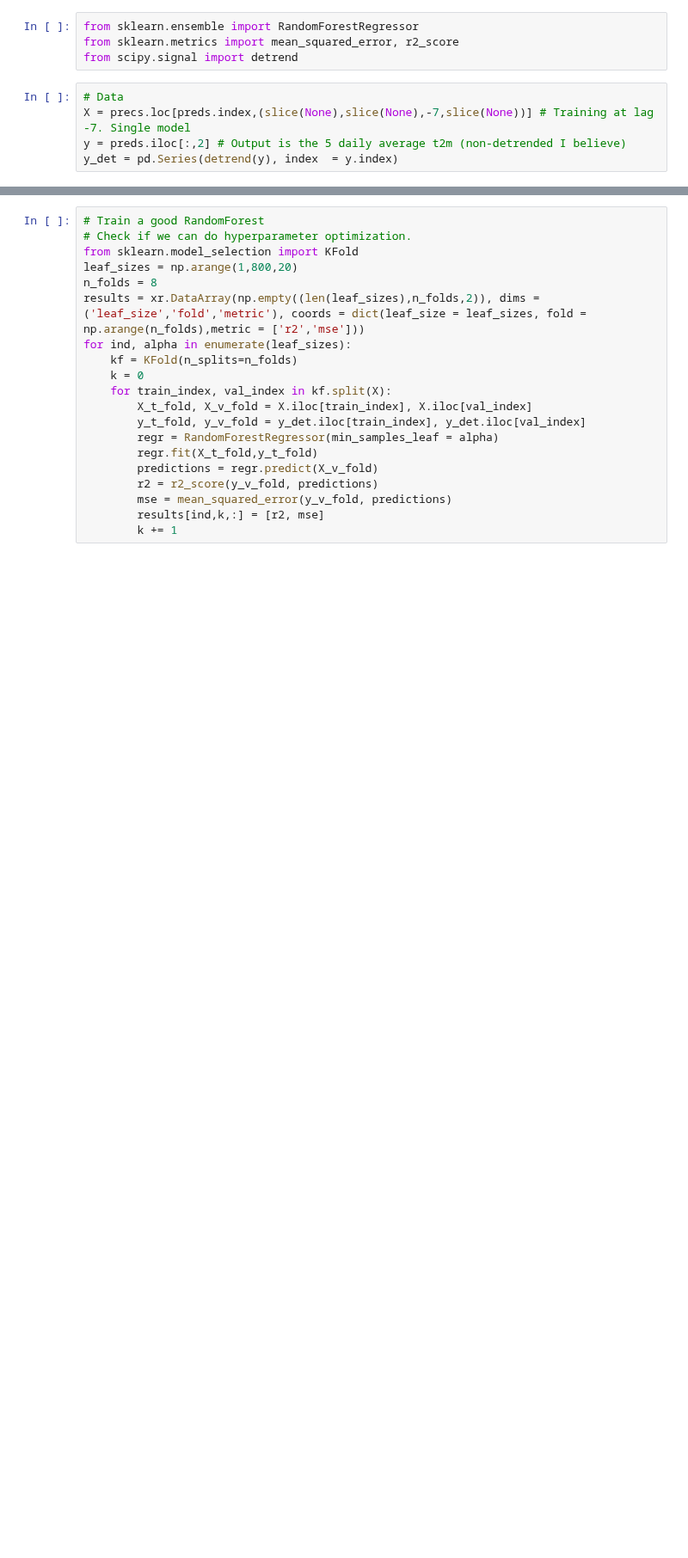
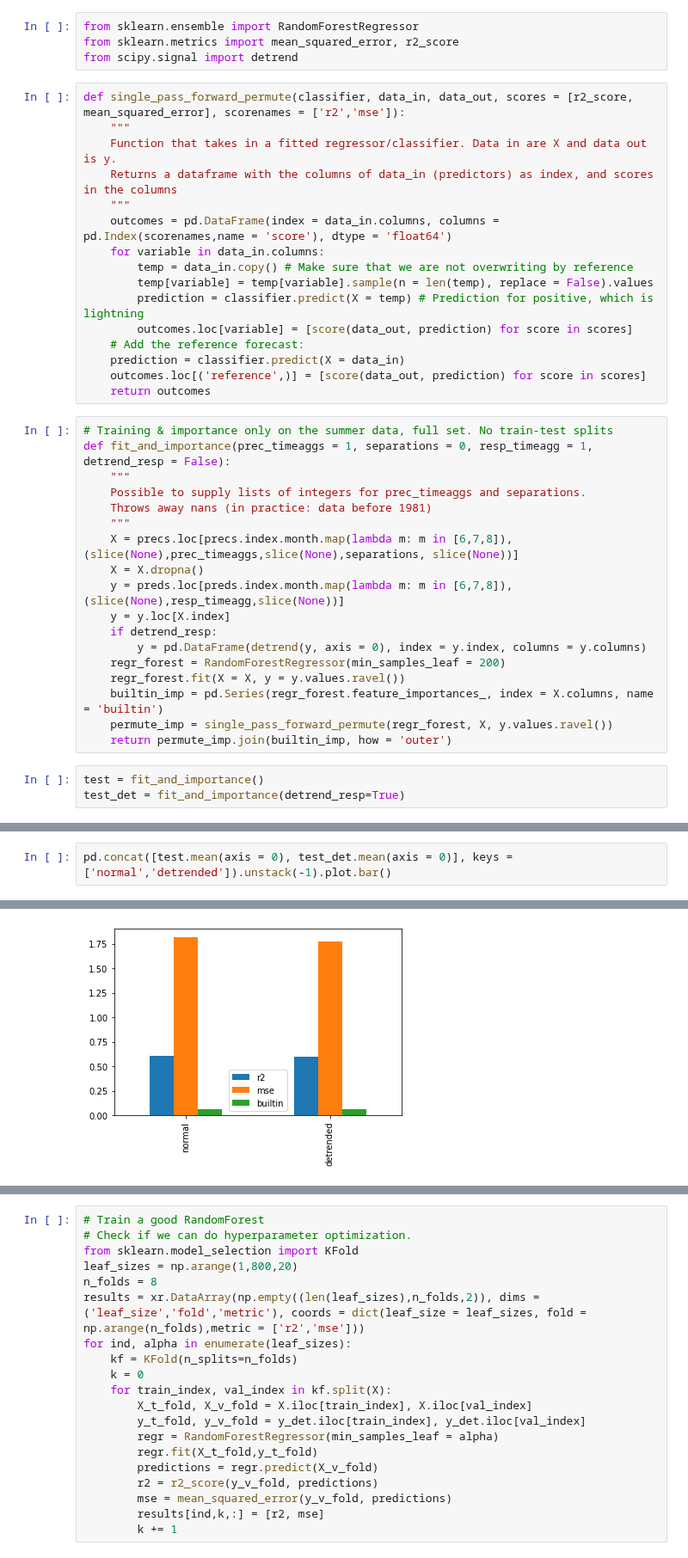
Before and after one commit to chiemvs/Weave, a Jupyter notebook: notebooks/after_hdbscan_dimred_push.ipynb, the cells around one changed output, grey strips where cells are left out. Shown at 86% size. Saved outputs shown, nothing was run; the diff lists cells and outputs as text; blank space fills up the shorter version.

```diff
--- a/notebooks/after_hdbscan_dimred_push.ipynb
+++ b/notebooks/after_hdbscan_dimred_push.ipynb
@@ -124,8 +157,40 @@ The largest (standardized) trends seem to be in the mean, and are predominantly
 from sklearn.ensemble import RandomForestRegressor
 from sklearn.metrics import mean_squared_error, r2_score
 from scipy.signal import detrend
-# %%
-# Data
-X = precs.loc[preds.index,(slice(None),slice(None),-7,slice(None))] # Training at lag -7. Single model
-y = preds.iloc[:,2] # Output is the 5 daily average t2m (non-detrended I believe)
-y_det = pd.Series(detrend(y), index  = y.index)
+# %%
+def single_pass_forward_permute(classifier, data_in, data_out, scores = [r2_score, mean_squared_error], scorenames = ['r2','mse']):
+    """
+    Function that takes in a fitted regressor/classifier. Data in are X and data out is y.
+    Returns a dataframe with the columns of data_in (predictors) as index, and scores in the columns
+    """
+    outcomes = pd.DataFrame(index = data_in.columns, columns = pd.Index(scorenames,name = 'score'), dtype = 'float64')
+    for variable in data_in.columns:
+        temp = data_in.copy() # Make sure that we are not overwriting by reference
+        temp[variable] = temp[variable].sample(n = len(temp), replace = False).values
+        prediction = classifier.predict(X = temp) # Prediction for positive, which is lightning
+        outcomes.loc[variable] = [score(data_out, prediction) for score in scores]
+    # Add the reference forecast:
+    prediction = classifier.predict(X = data_in)
+    outcomes.loc[('reference',)] = [score(data_out, prediction) for score in scores]
+    return outcomes
+# %%
+# Training & importance only on the summer data, full set. No train-test splits
+def fit_and_importance(prec_timeaggs = 1, separations = 0, resp_timeagg = 1, detrend_resp = False):
+    """
+    Possible to supply lists of integers for prec_timeaggs and separations.
+    Throws away nans (in practice: data before 1981)
+    """
+    X = precs.loc[precs.index.month.map(lambda m: m in [6,7,8]),(slice(None),prec_timeaggs,slice(None),separations, slice(None))]
+    X = X.dropna()
+    y = preds.loc[preds.index.month.map(lambda m: m in [6,7,8]), (slice(None),resp_timeagg,slice(None))]
+    y = y.loc[X.index]
+    if detrend_resp:
+        y = pd.DataFrame(detrend(y, axis = 0), index = y.index, columns = y.columns)
+    regr_forest = RandomForestRegressor(min_samples_leaf = 200)
+    regr_forest.fit(X = X, y = y.values.ravel())
+    builtin_imp = pd.Series(regr_forest.feature_importances_, index = X.columns, name = 'builtin')
+    permute_imp = single_pass_forward_permute(regr_forest, X, y.values.ravel())
+    return permute_imp.join(builtin_imp, how = 'outer')
+# %%
+test = fit_and_importance()
+test_det = fit_and_importance(detrend_resp=True)
@@ -131,0 +219,3 @@ y_det = pd.Series(detrend(y), index  = y.index)
+# %%
+pd.concat([test.mean(axis = 0), test_det.mean(axis = 0)], keys = ['normal','detrended']).unstack(-1).plot.bar()
+# %% [output]
@@ -131,0 +223 @@ y_det = pd.Series(detrend(y), index  = y.index)
+[figure, added]
```
Also changed, not shown: parts of 28 cells of this notebook.
